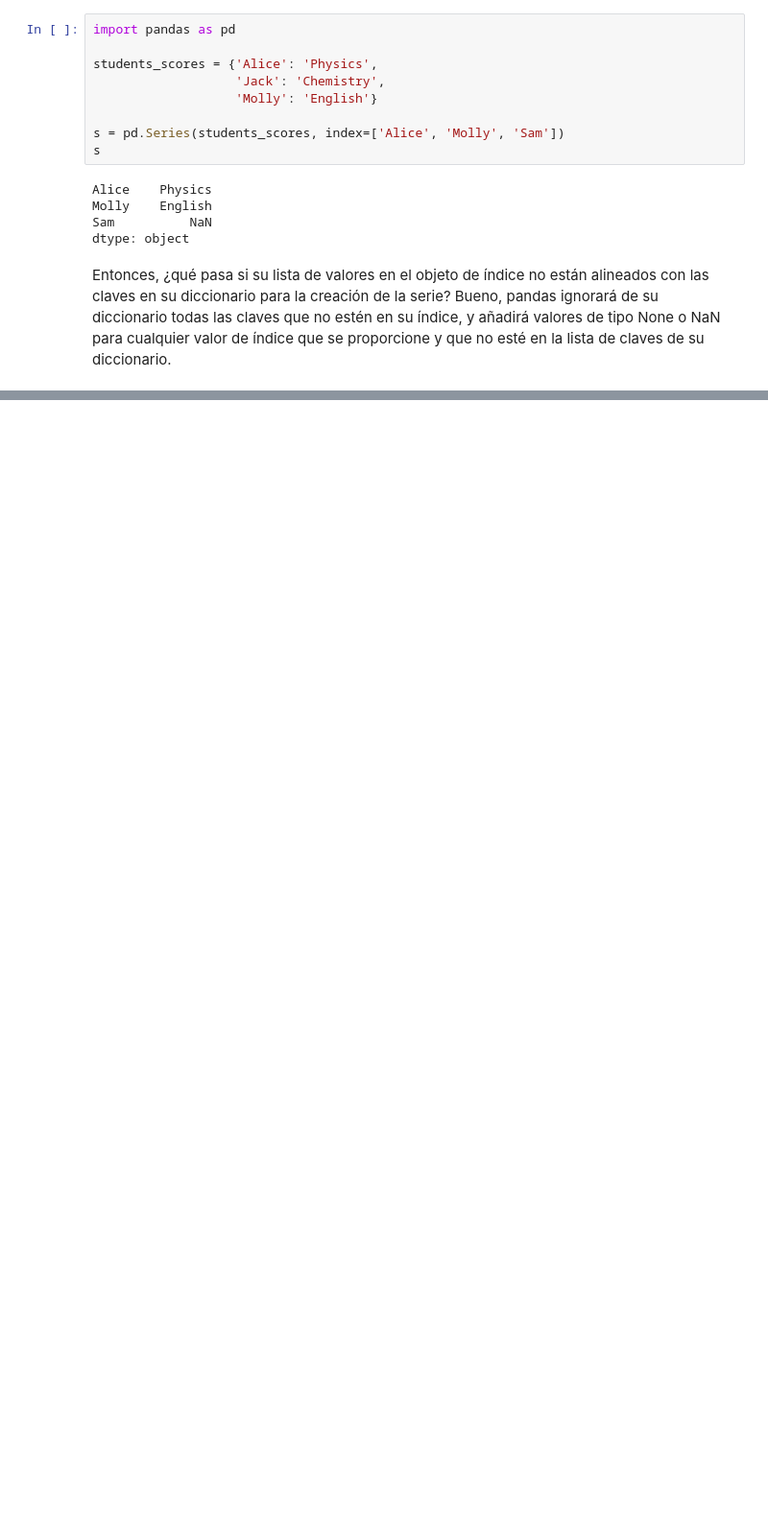
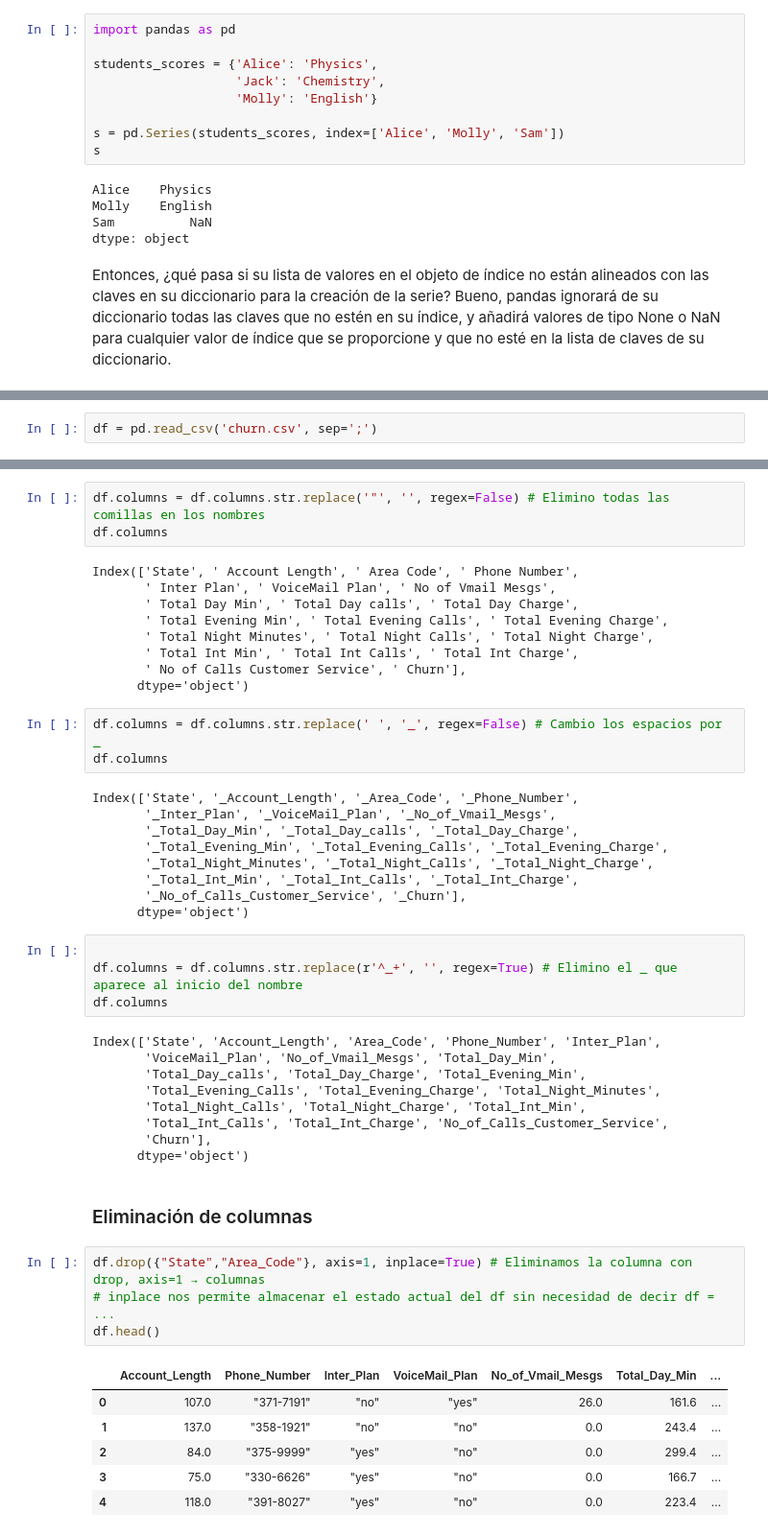
Before and after one commit to CamiloEnriqueRomeroP/Jupyter-Noptebook-Data-Mining, a Jupyter notebook: Introduction-to-python/Introduction-to-python.ipynb, the cells around one changed output, grey strips where cells are left out. Shown at 96% size. Cells and saved outputs as stored; diff of their text form; blank space fills up the shorter version.

Commit message:
Segunda actualizacion

```diff
--- a/Introduction-to-python/Introduction-to-python.ipynb
+++ b/Introduction-to-python/Introduction-to-python.ipynb
@@ -238,0 +306,2 @@ Entonces, ¿qué pasa si su lista de valores en el objeto de índice no están a
+# %%
+df = pd.read_csv('churn.csv', sep=';')
@@ -238,0 +321,50 @@ Entonces, ¿qué pasa si su lista de valores en el objeto de índice no están a
+# %%
+df.columns = df.columns.str.replace('"', '', regex=False) # Elimino todas las comillas en los nombres
+df.columns
+# %% [output]
+Index(['State', ' Account Length', ' Area Code', ' Phone Number',
+       ' Inter Plan', ' VoiceMail Plan', ' No of Vmail Mesgs',
+       ' Total Day Min', ' Total Day calls', ' Total Day Charge',
+       ' Total Evening Min', ' Total Evening Calls', ' Total Evening Charge',
+       ' Total Night Minutes', ' Total Night Calls', ' Total Night Charge',
+       ' Total Int Min', ' Total Int Calls', ' Total Int Charge',
+       ' No of Calls Customer Service', ' Churn'],
+      dtype='object')
+# %%
+df.columns = df.columns.str.replace(' ', '_', regex=False) # Cambio los espacios por _
+df.columns
+# %% [output]
+Index(['State', '_Account_Length', '_Area_Code', '_Phone_Number',
+       '_Inter_Plan', '_VoiceMail_Plan', '_No_of_Vmail_Mesgs',
+       '_Total_Day_Min', '_Total_Day_calls', '_Total_Day_Charge',
+       '_Total_Evening_Min', '_Total_Evening_Calls', '_Total_Evening_Charge',
+       '_Total_Night_Minutes', '_Total_Night_Calls', '_Total_Night_Charge',
+       '_Total_Int_Min', '_Total_Int_Calls', '_Total_Int_Charge',
+       '_No_of_Calls_Customer_Service', '_Churn'],
+      dtype='object')
+# %%
+
+df.columns = df.columns.str.replace(r'^_+', '', regex=True) # Elimino el _ que aparece al inicio del nombre
+df.columns
+# %% [output]
+Index(['State', 'Account_Length', 'Area_Code', 'Phone_Number', 'Inter_Plan',
+       'VoiceMail_Plan', 'No_of_Vmail_Mesgs', 'Total_Day_Min',
+       'Total_Day_calls', 'Total_Day_Charge', 'Total_Evening_Min',
+       'Total_Evening_Calls', 'Total_Evening_Charge', 'Total_Night_Minutes',
+       'Total_Night_Calls', 'Total_Night_Charge', 'Total_Int_Min',
+       'Total_Int_Calls', 'Total_Int_Charge', 'No_of_Calls_Customer_Service',
+       'Churn'],
+      dtype='object')
+# %% [markdown]
+### Eliminación de columnas
+# %%
+df.drop({"State","Area_Code"}, axis=1, inplace=True) # Eliminamos la columna con drop, axis=1 → columnas
+# inplace nos permite almacenar el estado actual del df sin necesidad de decir df = ...
+df.head()
+# %% [output]
+|  | Account_Length | Phone_Number | Inter_Plan | VoiceMail_Plan | No_of_Vmail_Mesgs | Total_Day_Min | ... |
+| 0 | 107.0 | "371-7191" | "no" | "yes" | 26.0 | 161.6 | ... |
+| 1 | 137.0 | "358-1921" | "no" | "no" | 0.0 | 243.4 | ... |
+| 2 | 84.0 | "375-9999" | "yes" | "no" | 0.0 | 299.4 | ... |
+| 3 | 75.0 | "330-6626" | "yes" | "no" | 0.0 | 166.7 | ... |
+| 4 | 118.0 | "391-8027" | "yes" | "no" | 0.0 | 223.4 | ... |
```
Also changed, not shown: parts of 57 cells of this notebook, 33 other files.
